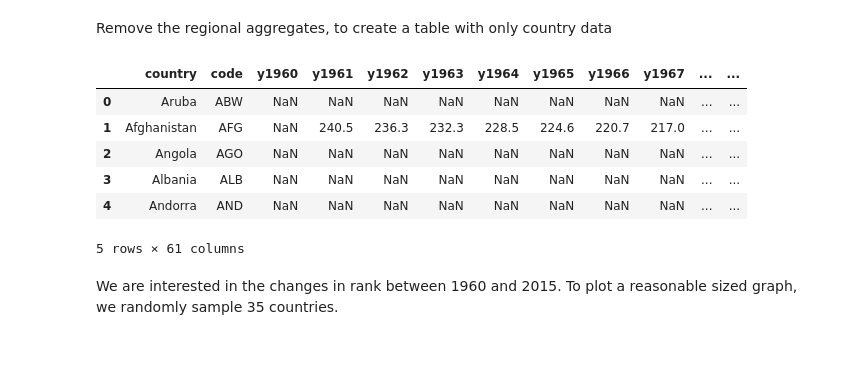
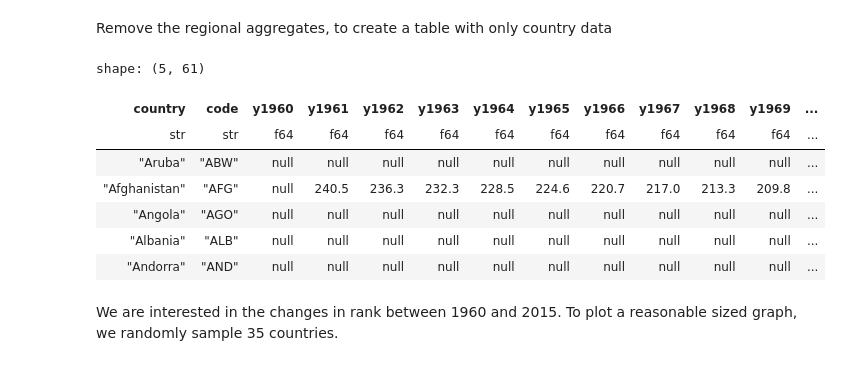
Before and after one commit to has2k1/plotnine-examples, a Jupyter notebook: plotnine_examples/examples/geom_segment.ipynb, the cells around one changed output. Cells and saved outputs as stored; diff of their text form; code cells hidden in the pictures.

```diff
--- a/plotnine_examples/examples/geom_segment.ipynb
+++ b/plotnine_examples/examples/geom_segment.ipynb
@@ -443,0 +379,36 @@ country_metadata >> head(10)
+# %%
+def ordered_categorical(s, categories=None):
+    """
+    Create a categorical ordered according to the categories
+    """
+    name = getattr(s, 'name', '')
+    if categories is None:
+        return pl.Series(name, s).cast(pl.Categorical)
+
+    with pl.StringCache():
+        pl.Series(categories).cast(pl.Categorical)
+        return pl.Series(name, s).cast(pl.Categorical)
+
+columns = {
+    'Country Code': 'code',
+    'Region': 'region',
+    'IncomeGroup': 'income_group'
+}
+
+metadata = pl.scan_csv(
+    'data/API_SP.DYN.IMRT.IN_DS2_en_csv_v2/Metadata_Country_API_SP.DYN.IMRT.IN_DS2_en_csv_v2.csv'
+).rename(
+    columns
+).select(
+    list(columns.values())
+).filter(
+    # Drop the regional aggregate information
+    (col('region') != '') & (col('income_group') != '')
+).collect()
+
+cat_order = ['High income', 'Upper middle income', 'Lower middle income', 'Low income']
+metadata = metadata.with_columns([
+    ordered_categorical(metadata['income_group'], cat_order)
+])
+
+metadata.head(10)
@@ -444,16 +429,17 @@ country_metadata >> head(10)
 # %% [markdown]
 Remove the regional aggregates, to create a table with only country data
 # %%
-country_data = inner_join(data, country_metadata, on='code')
-country_data >> head()
+country_data = data.join(metadata, on='code')
+country_data.head()
 # %% [output]
+shape: (5, 61)
-|  | country | code | y1960 | y1961 | y1962 | y1963 | y1964 | y1965 | y1966 | y1967 | ... | ... |
-| 0 | Aruba | ABW | NaN | NaN | NaN | NaN | NaN | NaN | NaN | NaN | ... | ... |
-| 1 | Afghanistan | AFG | NaN | 240.5 | 236.3 | 232.3 | 228.5 | 224.6 | 220.7 | 217.0 | ... | ... |
-| 2 | Angola | AGO | NaN | NaN | NaN | NaN | NaN | NaN | NaN | NaN | ... | ... |
-| 3 | Albania | ALB | NaN | NaN | NaN | NaN | NaN | NaN | NaN | NaN | ... | ... |
-| 4 | Andorra | AND | NaN | NaN | NaN | NaN | NaN | NaN | NaN | NaN | ... | ... |
+| country | code | y1960 | y1961 | y1962 | y1963 | y1964 | y1965 | y1966 | y1967 | y1968 | y1969 | ... |
+| str | str | f64 | f64 | f64 | f64 | f64 | f64 | f64 | f64 | f64 | f64 | ... |
+| "Aruba" | "ABW" | null | null | null | null | null | null | null | null | null | null | ... |
+| "Afghanistan" | "AFG" | null | 240.5 | 236.3 | 232.3 | 228.5 | 224.6 | 220.7 | 217.0 | 213.3 | 209.8 | ... |
+| "Angola" | "AGO" | null | null | null | null | null | null | null | null | null | null | ... |
+| "Albania" | "ALB" | null | null | null | null | null | null | null | null | null | null | ... |
+| "Andorra" | "AND" | null | null | null | null | null | null | null | null | null | null | ... |
-5 rows × 61 columns
 # %% [markdown]
 We are interested in the changes in rank between 1960 and 2015. To plot a reasonable sized graph, we randomly
 sample 35 countries.
```
Also changed, not shown: parts of 24 cells of this notebook, 33 other files.
